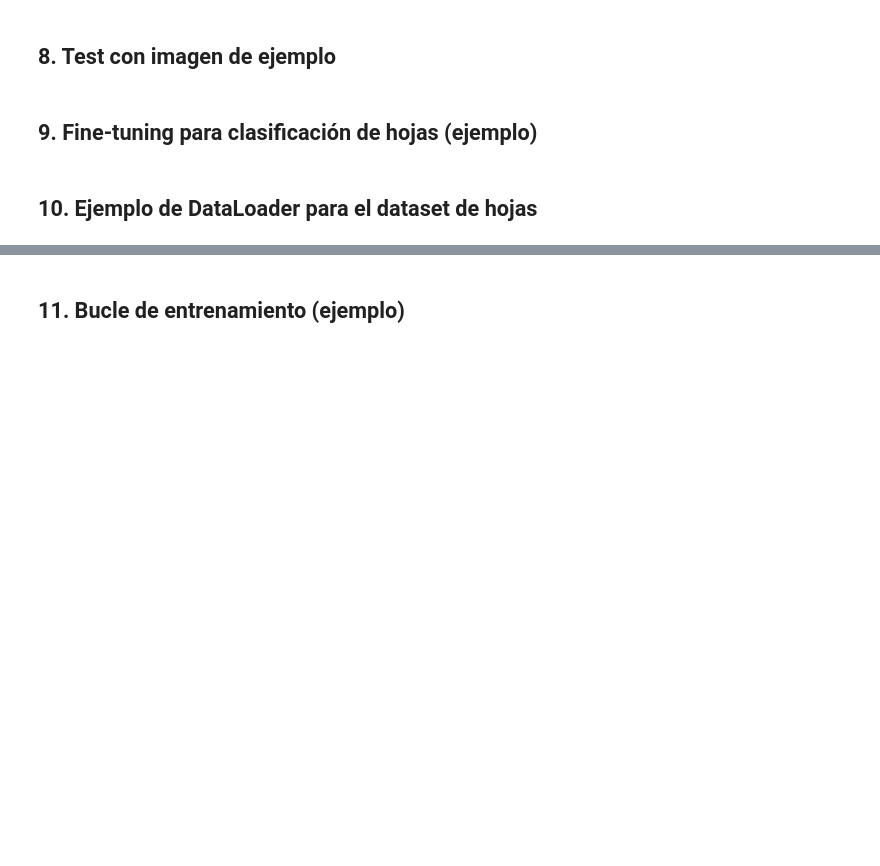
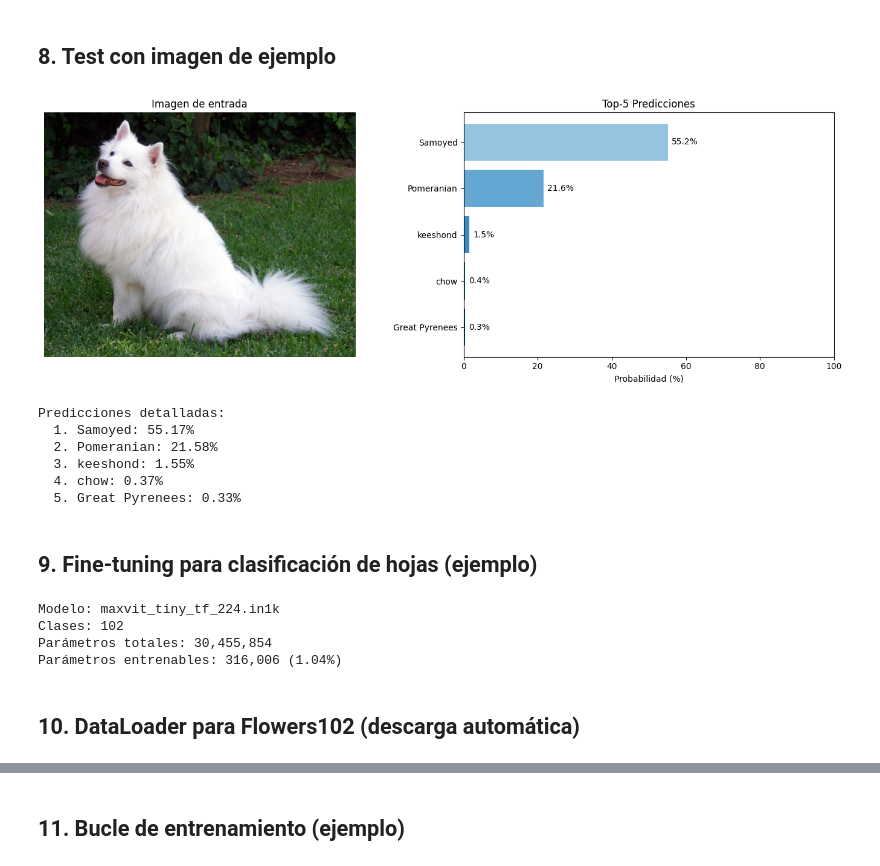
Before and after one commit to GabrielFranciscoSM/Hojas_con_resfriado, a Jupyter notebook: notebooks/test_maxvit.ipynb, the cells around one changed output, grey strips where cells are left out. Saved outputs shown, nothing was run; the diff lists cells and outputs as text; code cells hidden in the pictures; blank space fills up the shorter version.

```diff
--- a/notebooks/test_maxvit.ipynb
+++ b/notebooks/test_maxvit.ipynb
@@ -135,56 +182,57 @@ except Exception as e:
 # %%
 # Probar con una imagen de ejemplo (un gato)
 # Puedes cambiar esta URL por cualquier imagen
-TEST_IMAGE_URL = "https://upload.wikimedia.org/wikipedia/commons/thumb/3/3a/Cat03.jpg/1200px-Cat03.jpg"
+TEST_IMAGE_URL = "https://github.com/pytorch/hub/raw/master/images/dog.jpg"
 
 # Realizar predicción
 result = predict_image(TEST_IMAGE_URL, model, transform)
 
 # Mostrar resultados
 fig, (ax1, ax2) = plt.subplots(1, 2, figsize=(14, 5))
 
 # Mostrar imagen
 ax1.imshow(result['image'])
 ax1.set_title('Imagen de entrada')
 ax1.axis('off')
 
 # Mostrar predicciones
 labels = [imagenet_labels[idx] for idx in result['top_k_indices']]
 probs = result['top_k_probs'] * 100
 
 colors = plt.cm.Blues(np.linspace(0.4, 0.9, len(labels)))[::-1]
 bars = ax2.barh(labels[::-1], probs[::-1], color=colors)
 ax2.set_xlabel('Probabilidad (%)')
 ax2.set_title('Top-5 Predicciones')
 ax2.set_xlim(0, 100)
 
 # Añadir valores en las barras
 for bar, prob in zip(bars, probs[::-1]):
     ax2.text(prob + 1, bar.get_y() + bar.get_height()/2,
              f'{prob:.1f}%', va='center')
 
 plt.tight_layout()
 plt.show()
 
 print("\nPredicciones detalladas:")
 for idx, (label, prob) in enumerate(zip(labels, probs), 1):
     print(f"  {idx}. {label}: {prob:.2f}%")
+# %% [output]
+[figure, added]
+Predicciones detalladas:
+  1. Samoyed: 55.17%
+  2. Pomeranian: 21.58%
+  3. keeshond: 1.55%
+  4. chow: 0.37%
+  5. Great Pyrenees: 0.33%
 # %% [markdown]
 ## 9. Fine-tuning para clasificación de hojas (ejemplo)
 # %%
-# Ejemplo de cómo adaptar MaxViT para clasificación de enfermedades de hojas
+# Ejemplo de cómo adaptar MaxViT para clasificación con Flowers102
+# Flowers102 es un dataset de Oxford con 102 categorías de flores
 
-# Clases del dataset de manzanas
-LEAF_CLASSES = [
-    'Alternaria leaf spot',
-    'Brown spot',
-    'Gray spot',
-    'Healthy leaf',
-    'Rust'
-]
-NUM_CLASSES = len(LEAF_CLASSES)
+NUM_CLASSES = 102  # Flowers102 tiene 102 clases de flores
 
-def create_finetune_model(model_name='maxvit_tiny_tf_224.in1k', num_classes=5, freeze_backbone=True):
+def create_finetune_model(model_name='maxvit_tiny_tf_224.in1k', num_classes=102, freeze_backbone=True):
     """
     Crea un modelo MaxViT preparado para fine-tuning.
 
@@ -221,12 +269,17 @@ def create_finetune_model(model_name='maxvit_tiny_tf_224.in1k', num_classes=5, f
 
     return model
 
-# Crear modelo para fine-tuning
+# Crear modelo para fine-tuning con Flowers102
 finetune_model = create_finetune_model(
     model_name='maxvit_tiny_tf_224.in1k',
     num_classes=NUM_CLASSES,
     freeze_backbone=True
 )
+# %% [output]
+Modelo: maxvit_tiny_tf_224.in1k
+Clases: 102
+Parámetros totales: 30,455,854
+Parámetros entrenables: 316,006 (1.04%)
 # %% [markdown]
-## 10. Ejemplo de DataLoader para el dataset de hojas
+## 10. DataLoader para Flowers102 (descarga automática)
 # %%
```
Also changed, not shown: parts of 10 cells of this notebook, 1 other file.
